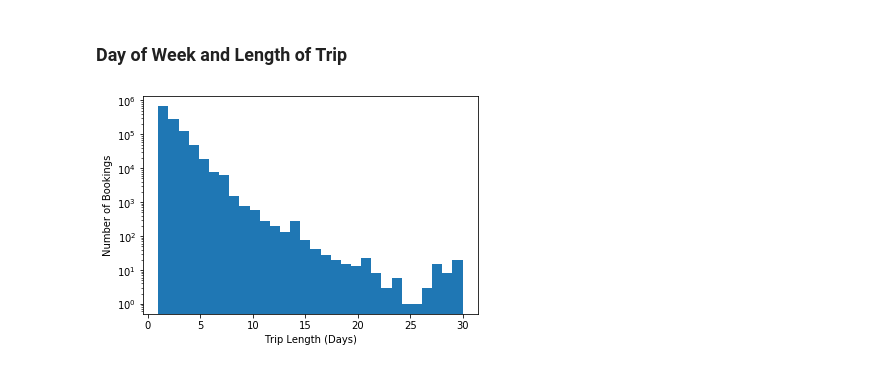
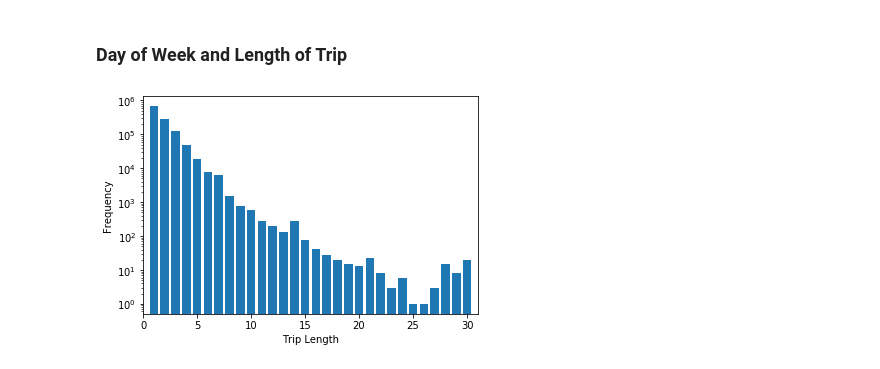
Before and after one commit to okz12/bookingdotcom-challenge, a Jupyter notebook: 2. EDA.ipynb, the cells around one changed output. Drawn from its saved outputs; the diff is of its cells as text; code cells hidden in the pictures.

```diff
--- a/2. EDA.ipynb
+++ b/2. EDA.ipynb
@@ -50,10 +50,14 @@ sns.heatmap(booker_to_hotel)
 # %%
 df['trip_length'] = (df['checkout'] - df['checkin']).dt.days
 df['checkin_day'], df['checkout_day'] = df['checkin'].dt.dayofweek, df['checkout'].dt.dayofweek
-# %%
-plt.hist(df['trip_length'], log=True, bins=len(set(df['trip_length'])))
-plt.xlabel('Trip Length (Days)')
-plt.ylabel('Number of Bookings')
-plt.show()
-# %% [output]
-[figure, removed]
+# %%
+c = Counter(df['trip_length'])
+x = range(min(c)-1, max(c)+2)
+y = [c[i] for i in x]
+plt.bar(x, y, log=True)
+plt.xlim(min(x), max(x))
+plt.xlabel('Trip Length')
+plt.ylabel('Frequency')
+plt.show()
+# %% [output]
+[figure, added]
```
Also changed, not shown: parts of 15 cells of this notebook.
